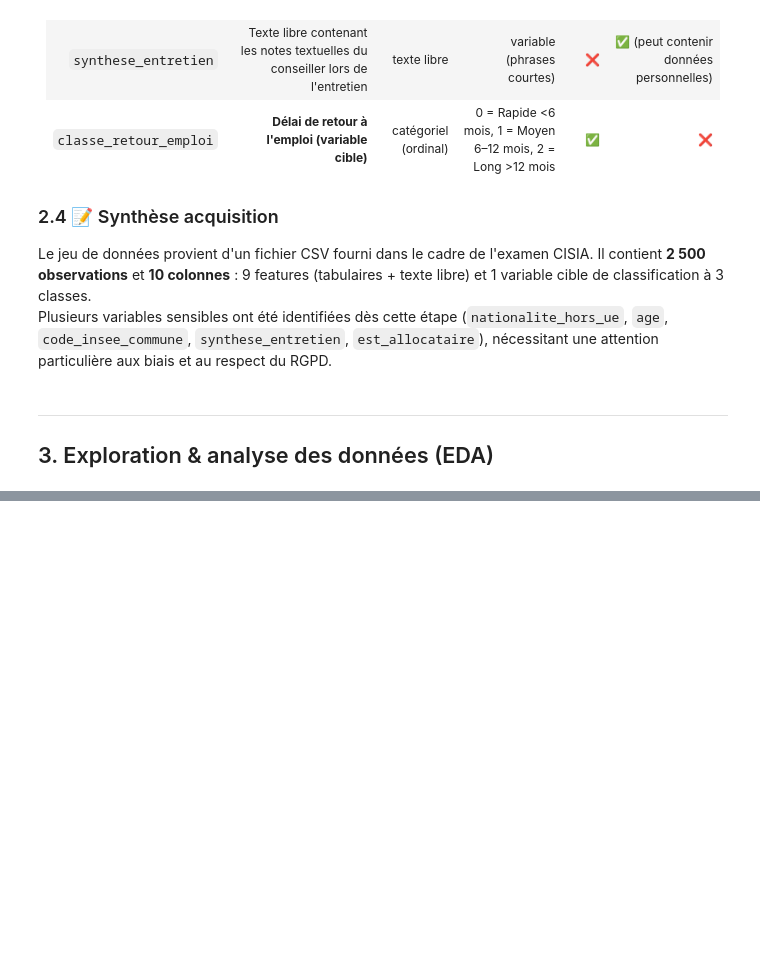
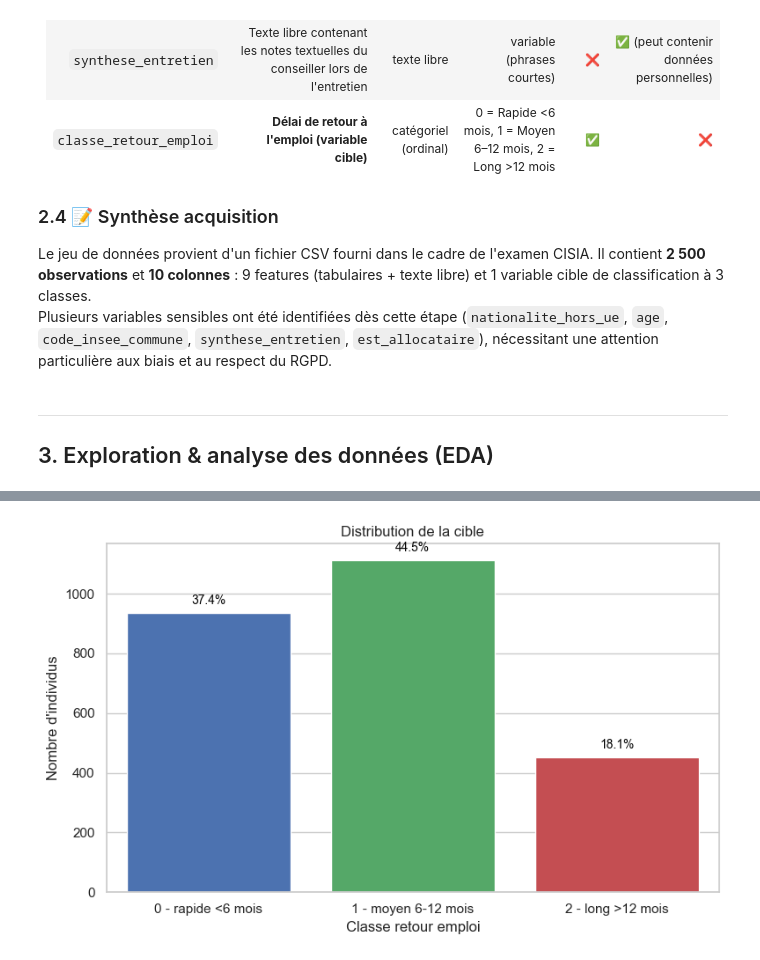
Before and after one commit to rbatos/Cas_usage_certif, a Jupyter notebook: notebooks/matrice-notebook-romain.ipynb, the cells around one changed output, grey strips where cells are left out. Saved outputs shown, nothing was run; the diff lists cells and outputs as text; code cells hidden in the pictures; blank space fills up the shorter version.

```diff
--- a/notebooks/matrice-notebook-romain.ipynb
+++ b/notebooks/matrice-notebook-romain.ipynb
@@ -182,0 +372,23 @@ Plusieurs variables sensibles ont été identifiées dès cette étape (`nationa
+# %%
+# Distribution de la cible
+plt.figure(figsize=(8, 5))
+repartition = sns.countplot(data=df, x="classe_retour_emploi", order=[0, 1, 2])
+# 3 couleurs (une par classe)
+colors = ["#4C72B0", "#55A868", "#C44E52"]
+for i, p in enumerate(repartition.patches):
+    p.set_facecolor(colors[i % len(colors)])
+plt.title("Distribution de la cible")
+plt.xlabel("Classe retour emploi")
+# On met les labels
+plt.xticks([0, 1, 2], ["0 - rapide <6 mois", "1 - moyen 6-12 mois", "2 - long >12 mois"])
+plt.ylabel("Nombre d'individus")
+# ajout des pourcentages sur les barres
+total = len(df)
+for p in repartition.patches:
+    height = p.get_height()
+    percentage = f"{height / total * 100:.1f}%"
+    repartition.annotate(percentage, (p.get_x() + p.get_width() / 2., height), ha="center", va="bottom", fontsize=10, color="black", xytext=(0, 5), textcoords="offset points")
+plt.tight_layout()
+plt.show()
+# %% [output]
+[figure, added]
```
Also changed, not shown: parts of 17 cells of this notebook, 1 other file.
